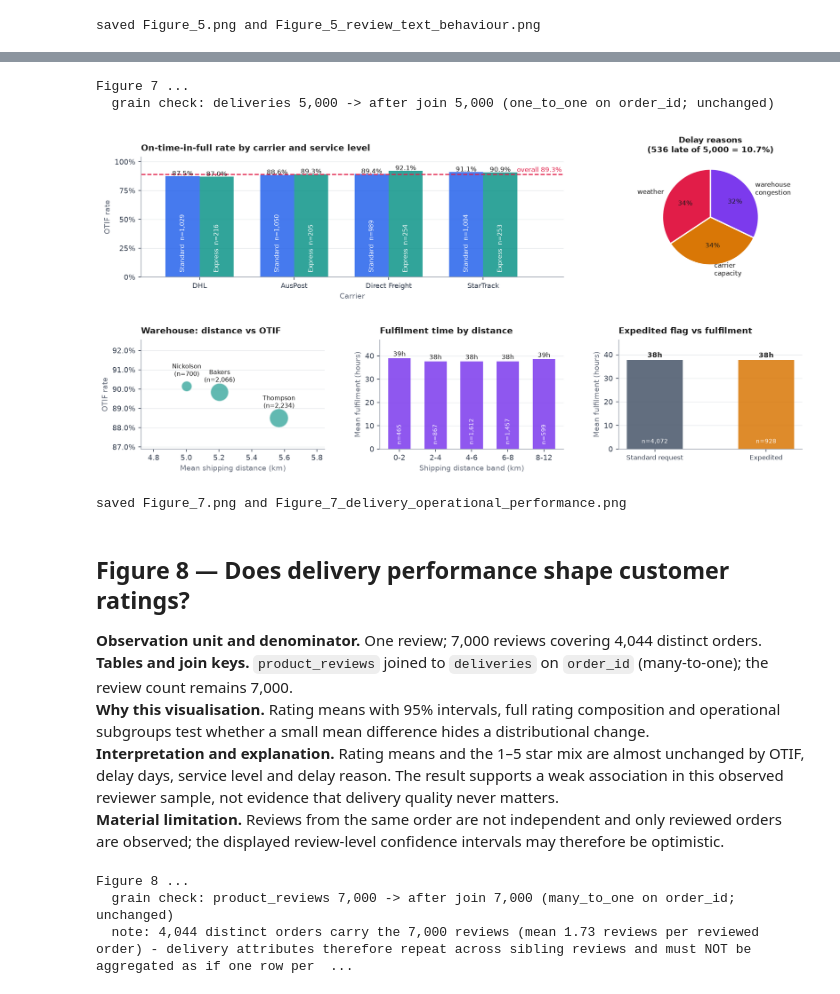
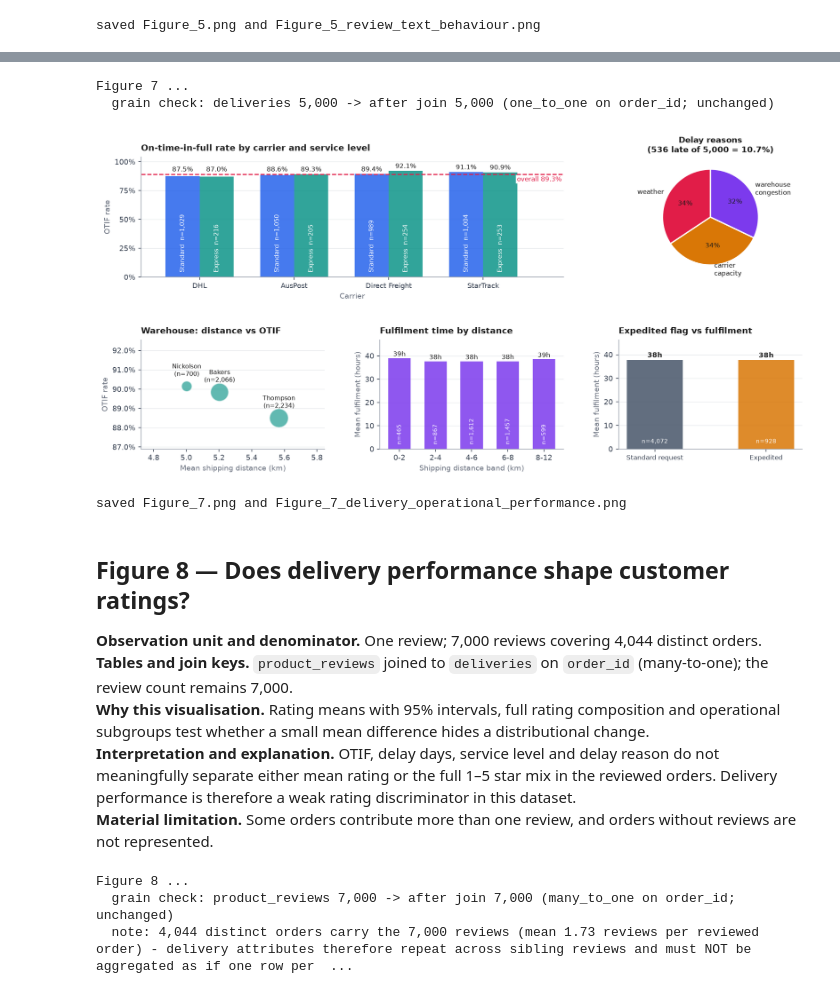
Before and after one commit to ZGHL/FIT5196-A1, a Jupyter notebook: processing/notebooks/Group030_EDA.ipynb, the cells around one changed output, grey strips where cells are left out. Cells and saved outputs as stored; diff of their text form; code cells hidden in the pictures.

```diff
--- a/processing/notebooks/Group030_EDA.ipynb
+++ b/processing/notebooks/Group030_EDA.ipynb
@@ -589,23 +553,13 @@ ax.bar(range(len(g)), g["mean"], yerr=1.96 * g["sem"], capsize=5, width=0.55,
 ax.set_xticks(range(len(g)))
 ax.set_xticklabels([f"{i.replace('_',' ')}\n(n={int(n):,})"
                     for i, n in zip(g.index, g["count"])], fontsize=8.3)
-for k, v in enumerate(g["mean"]):
-    ax.text(k, v + 0.06, f"{v:.2f}", ha="center", fontsize=8.5, fontweight="bold")
+for k, (v, se) in enumerate(zip(g["mean"], g["sem"])):
+    ax.text(k, v + 1.96 * se + 0.07, f"{v:.2f}", ha="center", fontsize=8.5, fontweight="bold")
 ax.set_ylim(0, 4.6)
 finish(ax, "Rating by value perception", None, "Mean star rating")
 
 _len_med = reviews.groupby("writing_style").review_length_chars.median()
 _ve = reviews.groupby("value_experience").rating.mean()
-frame(fig, 5, "What drives review length, helpfulness and star rating?",
-      "one row per canonical product review; denominator = 7,000 reviews",
-      "product_reviews (no join required); review_length_chars derived from review_body_clean per the Task 3 cleaning contract",
-      f"Result: ratings skew positive - {pct[4]+pct[5]:.1f}% are 4-5 star against {pct[1]+pct[2]:.1f}% at 1-2 star, so the mean of "
-      f"{reviews.rating.mean():.2f} falls in a thin 3-star middle that few reviewers actually chose. "
-      f"Length is governed by writing style (median {_len_med['concise']:,.0f} chars for 'concise' vs {_len_med['narrative']:,.0f} for 'narrative', "
-      f"a {_len_med['narrative']/_len_med['concise']:.1f}x gap) and is flat across ratings, as is helpfulness. Only stated value perception moves "
-      f"the rating, and modestly ({_ve['poor_value']:.2f} vs {_ve['good_value']:.2f}).\n"
-      "Limitation: writing_style and value_experience are supplied source labels, not derived from the text, so this shows label-to-outcome "
-      "consistency rather than an independent NLP finding. helpful_votes has no exposure denominator - votes are not normalised by views.")
 save(fig, 5, "review_text_behaviour")
 # %% [output]
 Figure 5 ...
@@ -734,19 +680,21 @@ cnt = do.pivot_table(index="carrier", columns="service_level",
 piv = piv.loc[piv.mean(axis=1).sort_values().index]
 x = np.arange(len(piv))
 w = 0.36
+overall = do.on_time_in_full.mean() * 100
 for k, sl in enumerate(["Standard", "Express"]):
     bars = ax.bar(x + (k - 0.5) * w, piv[sl], w, color=[BLUE, TEAL][k],
                   alpha=0.85, label=f"{sl}")
     for b, v, n in zip(bars, piv[sl], cnt.loc[piv.index, sl]):
-        ax.text(b.get_x() + b.get_width()/2, v + 0.6, f"{v:.1f}%",
+        label_y = max(v + 2.4, overall + 2.4)
+        ax.text(b.get_x() + b.get_width()/2, label_y, f"{v:.1f}%",
                 ha="center", fontsize=8, color=INK)
         ax.text(b.get_x() + b.get_width()/2, 4, f"{sl}  n={n:,}", ha="center",
                 va="bottom", fontsize=7.6, color="white", rotation=90)
-overall = do.on_time_in_full.mean() * 100
 ax.axhline(overall, color=ROSE, ls="--", lw=1.4)
 ax.set_xlim(-0.62, 3.85)
-ax.text(3.83, overall + 2.0, f"overall {overall:.1f}%",
-        fontsize=8, color=ROSE, ha="right")
+ax.text(3.83, overall - 1.8, f"overall {overall:.1f}%",
+        fontsize=8, color=ROSE, ha="right", va="top",
+        bbox=dict(facecolor="white", edgecolor="none", pad=1.2))
 ax.set_xticks(x)
 ax.set_xticklabels(piv.index, fontsize=8.8)
 ax.set_ylim(0, 104)
@@ -791,43 +739,34 @@ g = do.groupby("dist_band", observed=True).agg(
     hrs=("fulfilment_hours", "mean"), n=("order_id", "count"))
 ax.bar(g.index.astype(str), g.hrs, color=VIOLET, alpha=0.85, width=0.62)
 for k, (v, n) in enumerate(zip(g.hrs, g.n)):
     ax.text(k, v + 0.9, f"{v:.0f}h", ha="center", fontsize=8.2, color=INK)
     ax.text(k, 2.5, f"n={n:,}", ha="center", fontsize=7.2, color="white",
             rotation=90)
 ax.set_ylim(0, g.hrs.max() * 1.20)
 finish(ax, "Fulfilment time by distance", "Shipping distance band (km)",
        "Mean fulfilment (hours)")
 
 ax = fig.add_subplot(gs[1, 2])
 exp = do.groupby("expedited_delivery").agg(
     hrs=("fulfilment_hours", "mean"), otif=("on_time_in_full", "mean"),
     n=("order_id", "count"))
 exp.index = ["Standard request", "Expedited"]
 x = np.arange(2)
 ax.bar(x, exp.hrs, 0.5, color=[SLATE, AMBER], alpha=0.85)
 for k, (v, n) in enumerate(zip(exp.hrs, exp.n)):
     ax.text(k, v + 1.0, f"{v:.0f}h", ha="center", fontsize=8.5,
             fontweight="bold")
     ax.text(k, 2.5, f"n={int(n):,}", ha="center", fontsize=7.4, color="white")
 ax.set_xticks(x)
 ax.set_xticklabels(exp.index, fontsize=8.4)
 ax.set_ylim(0, exp.hrs.max() * 1.22)
 finish(ax, "Expedited flag vs fulfilment", None, "Mean fulfilment (hours)")
 
-frame(fig, 7, "Where does delivery performance actually vary?",
-      f"one row per completed order delivery; denominator = {len(do):,} deliveries ({int((~do.on_time_in_full).sum()):,} late, {100*(~do.on_time_in_full).mean():.1f}%)",
-      "deliveries \u22c8 orders on order_id (one-to-one; row count verified unchanged at 5,000)",
-      f"Result: OTIF is {overall:.1f}% overall and remarkably uniform - the carrier spread is only {car.max()-car.min():.1f} points "
-      f"({car.index[0]} {car.iloc[0]:.1f}% to {car.index[-1]} {car.iloc[-1]:.1f}%) and Express barely differs from Standard, so service "
-      f"level is not buying reliability. Delay causes split near-evenly across weather, carrier capacity and warehouse congestion "
-      f"({', '.join(f'{i.replace(chr(95),chr(32))} {100*v/dr.sum():.0f}%' for i, v in dr.items())}), meaning no single fixable bottleneck dominates.\n"
-      "Limitation: shipping distance spans only 0.5-10.1 km across three metropolitan warehouses, far too narrow a range to test a distance "
-      "effect on fulfilment time. Carrier is not randomly assigned, so any carrier gap may reflect route or product mix rather than performance.")
 save(fig, 7, "delivery_operational_performance")
 # %% [output]
 Figure 7 ...
   grain check: deliveries 5,000 -> after join 5,000 (one_to_one on order_id; unchanged)
-[figure, old version]
+[figure, new version]
 saved Figure_7.png and Figure_7_delivery_operational_performance.png
 # %% [markdown]
 ## Figure 8 — Does delivery performance shape customer ratings?
@@ -835,8 +774,8 @@ saved Figure_7.png and Figure_7_delivery_operational_performance.png
 **Observation unit and denominator.** One review; 7,000 reviews covering 4,044 distinct orders.
 **Tables and join keys.** `product_reviews` joined to `deliveries` on `order_id` (many-to-one); the review count remains 7,000.
 **Why this visualisation.** Rating means with 95% intervals, full rating composition and operational subgroups test whether a small mean difference hides a distributional change.
-**Interpretation and explanation.** Rating means and the 1–5 star mix are almost unchanged by OTIF, delay days, service level and delay reason. The result supports a weak association in this observed reviewer sample, not evidence that delivery quality never matters.
-**Material limitation.** Reviews from the same order are not independent and only reviewed orders are observed; the displayed review-level confidence intervals may therefore be optimistic.
+**Interpretation and explanation.** OTIF, delay days, service level and delay reason do not meaningfully separate either mean rating or the full 1–5 star mix in the reviewed orders. Delivery performance is therefore a weak rating discriminator in this dataset.
+**Material limitation.** Some orders contribute more than one review, and orders without reviews are not represented.
 # %%
 # =============================================================================
 # FIGURE 8 - does delivery performance shape reviews?  (JOIN reviews->deliveries)
```
Also changed, not shown: parts of 13 cells of this notebook, 33 other files.
